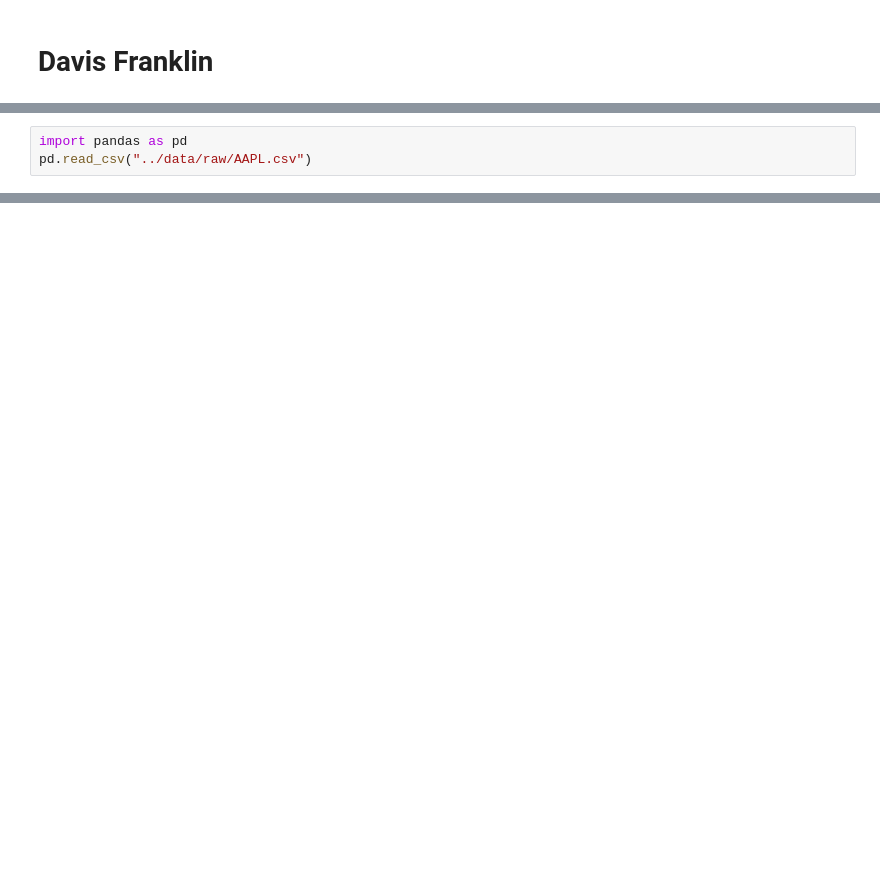
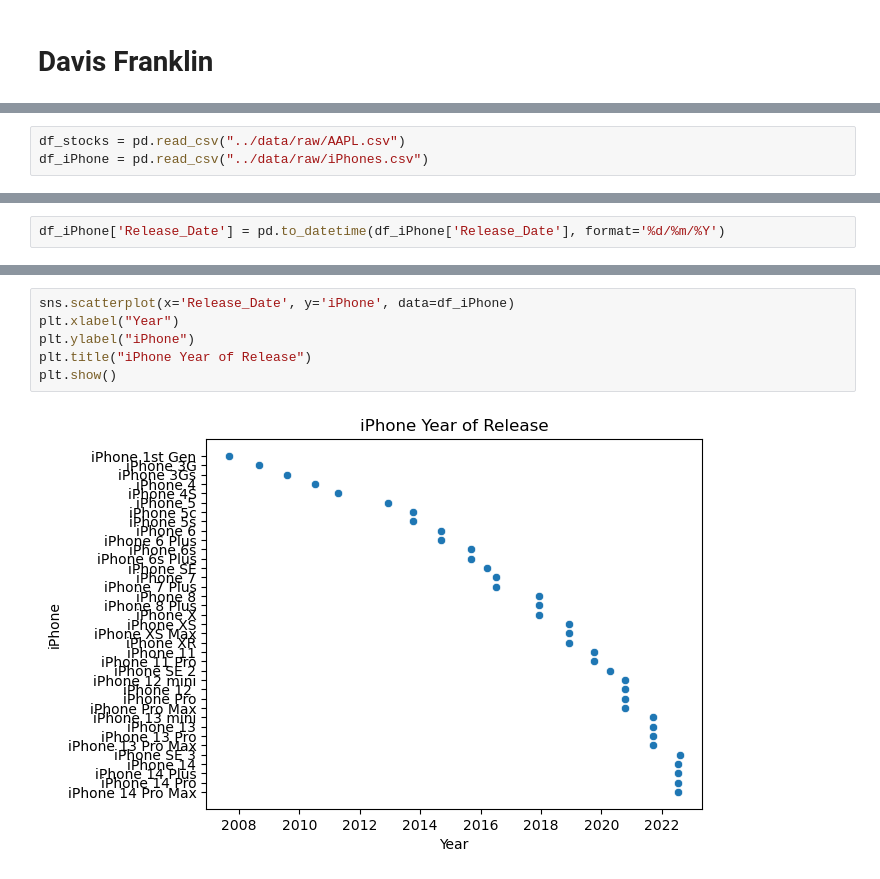
Before and after one commit to ubco-W2022T2-data301/project-group-group11, a Jupyter notebook: analysis/analysis1.ipynb, the cells around one changed output, grey strips where cells are left out. Drawn from its saved outputs; the diff is of its cells as text; blank space fills up the shorter version.

Commit message:
added basic data understanding and data cleaning code

```diff
--- a/analysis/analysis1.ipynb
+++ b/analysis/analysis1.ipynb
@@ -7,3 +16,3 @@
 # %%
-import pandas as pd
-pd.read_csv("../data/raw/AAPL.csv")
+df_stocks = pd.read_csv("../data/raw/AAPL.csv")
+df_iPhone = pd.read_csv("../data/raw/iPhones.csv")
@@ -43,0 +129,2 @@ pd.read_csv("../data/raw/iPhones.csv")
+# %%
+df_iPhone['Release_Date'] = pd.to_datetime(df_iPhone['Release_Date'], format='%d/%m/%Y')
@@ -43,0 +146,8 @@ pd.read_csv("../data/raw/iPhones.csv")
+# %%
+sns.scatterplot(x='Release_Date', y='iPhone', data=df_iPhone)
+plt.xlabel("Year")
+plt.ylabel("iPhone")
+plt.title("iPhone Year of Release")
+plt.show()
+# %% [output]
+[figure, added]
```
Also changed, not shown: parts of 27 cells of this notebook.
